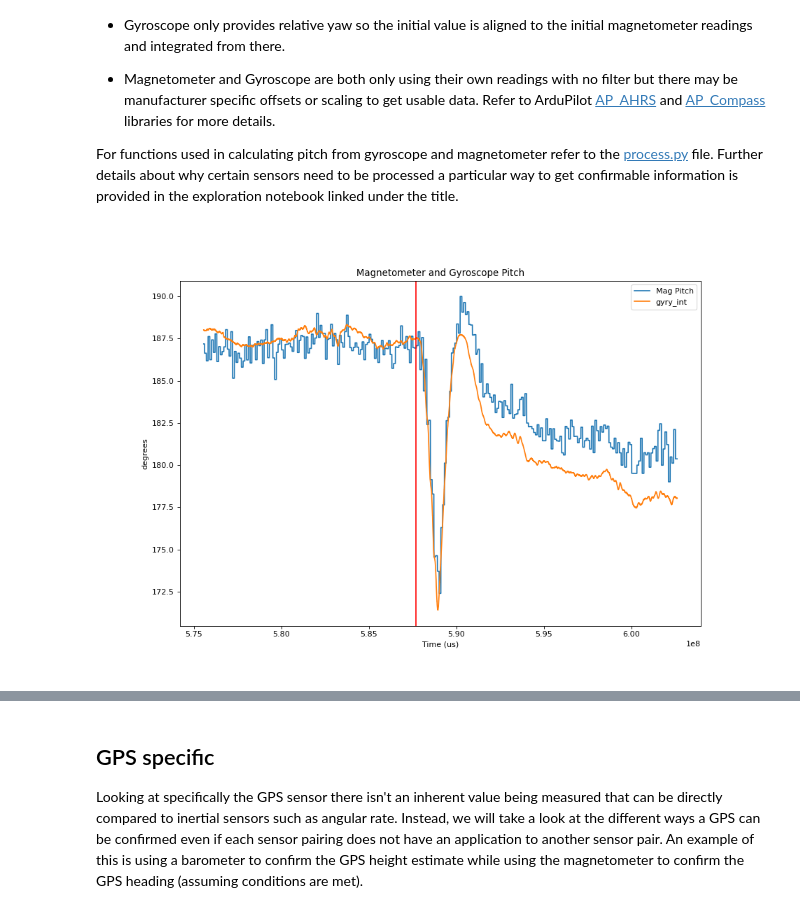
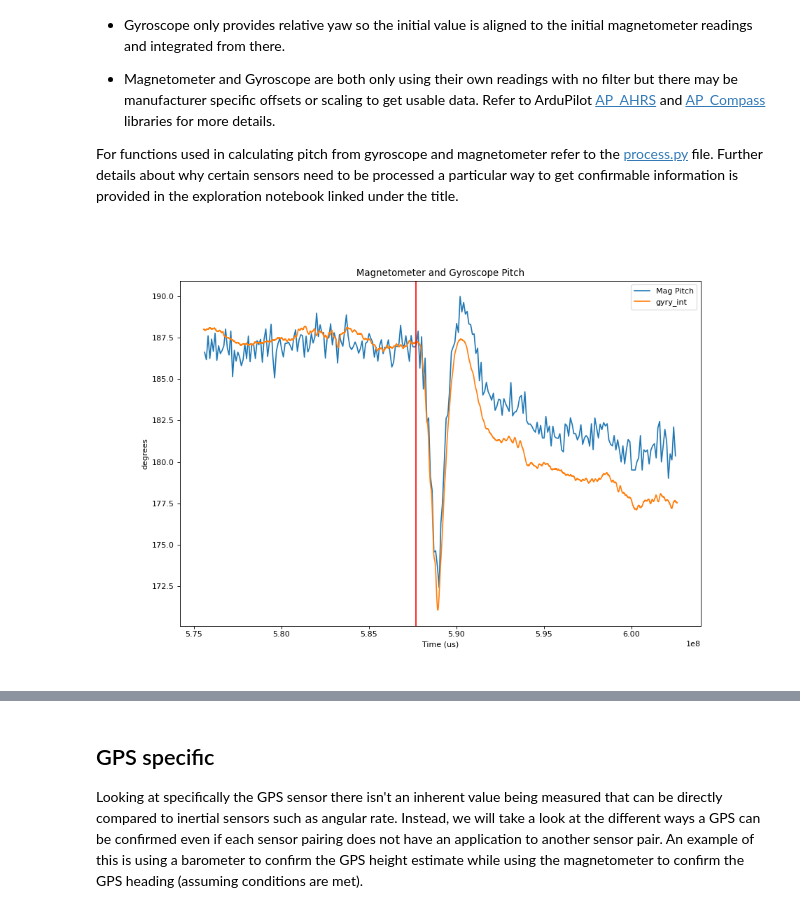
Before and after one commit to BaileySri/Practical-Software-Defense-for-GPS-Spoofing-on-a-Hobby-UAV-Offline, a Jupyter notebook: notebooks/0.1-bks-attack-idle.ipynb, the cells around one changed output, grey strips where cells are left out. Cells and saved outputs as stored; diff of their text form; code cells hidden in the pictures.

```diff
--- a/notebooks/0.1-bks-attack-idle.ipynb
+++ b/notebooks/0.1-bks-attack-idle.ipynb
@@ -80,11 +80,15 @@ from confirmation.process import trap_integrate, mag_to_heading
 from confirmation.visualize import simple_time_plot
 from math import degrees
 
+#Remove duplicates
+magUS = df[df.magUS.shift() != df.magUS][["magUS","magx","magy","magz"]].reset_index()
+gyUS = df[df.cUS.shift() != df.cUS][["cUS","gyrx","gyry","gyrz"]].reset_index()
+
 atk = 587680045
-mag_heading = mag_to_heading(df.magz, df.magy, df.magx)
-gyr_heading = trap_integrate(df.cUS / 1000000, df.gyrz).apply(degrees).cumsum() % 360
-simple_time_plot([df.TimeUS[1:],
-                  df.TimeUS[1:]],
+mag_heading = mag_to_heading(magUS.magz, magUS.magy, magUS.magx)
+gyr_heading = trap_integrate(gyUS.cUS / 1000000, gyUS.gyrz).apply(degrees).cumsum() % 360
+simple_time_plot([gyUS.cUS[1:],
+                  magUS.magUS[1:]],
                  [(gyr_heading-195) % 360,
                   (mag_heading[1:]-180) % 360],
                  ['us', 'degrees'],
@@ -129,20 +133,20 @@ information is provided in the exploration notebook linked under the title.
 # %%
 from confirmation.process import mag_to_pitch
 
 #Gyroscope pitch, same as before with heading
-gyr_pitch = trap_integrate(df.cUS / 1000000, df.gyry).apply(degrees).cumsum() % 360
+gyr_pitch = trap_integrate(gyUS.cUS / 1000000, gyUS.gyry).apply(degrees).cumsum() % 360
 
 #Magnetometer pitch
-mag_pitch = mag_to_pitch(df.magz, df.magy, df.magx)
-simple_time_plot([df.TimeUS[1:],
-                  df.TimeUS[1:]],
+mag_pitch = mag_to_pitch(magUS.magz, magUS.magy, magUS.magx)
+simple_time_plot([magUS.magUS[1:],
+                  gyUS.cUS[1:]],
                  [mag_pitch[1:],
                   (gyr_pitch+188)%360],
                  ["us","degrees"],
                  title="Magnetometer and Gyroscope Pitch",
                  atk=atk)
 # %% [output]
-[figure, old version]
+[figure, new version]
 # %% [markdown]
 The point in which the drone pitches is when the attack begins. In order to
 move around, in response to the attack, the drone has to pitch which is
```
Also changed, not shown: parts of 14 cells of this notebook, 2 other files.
